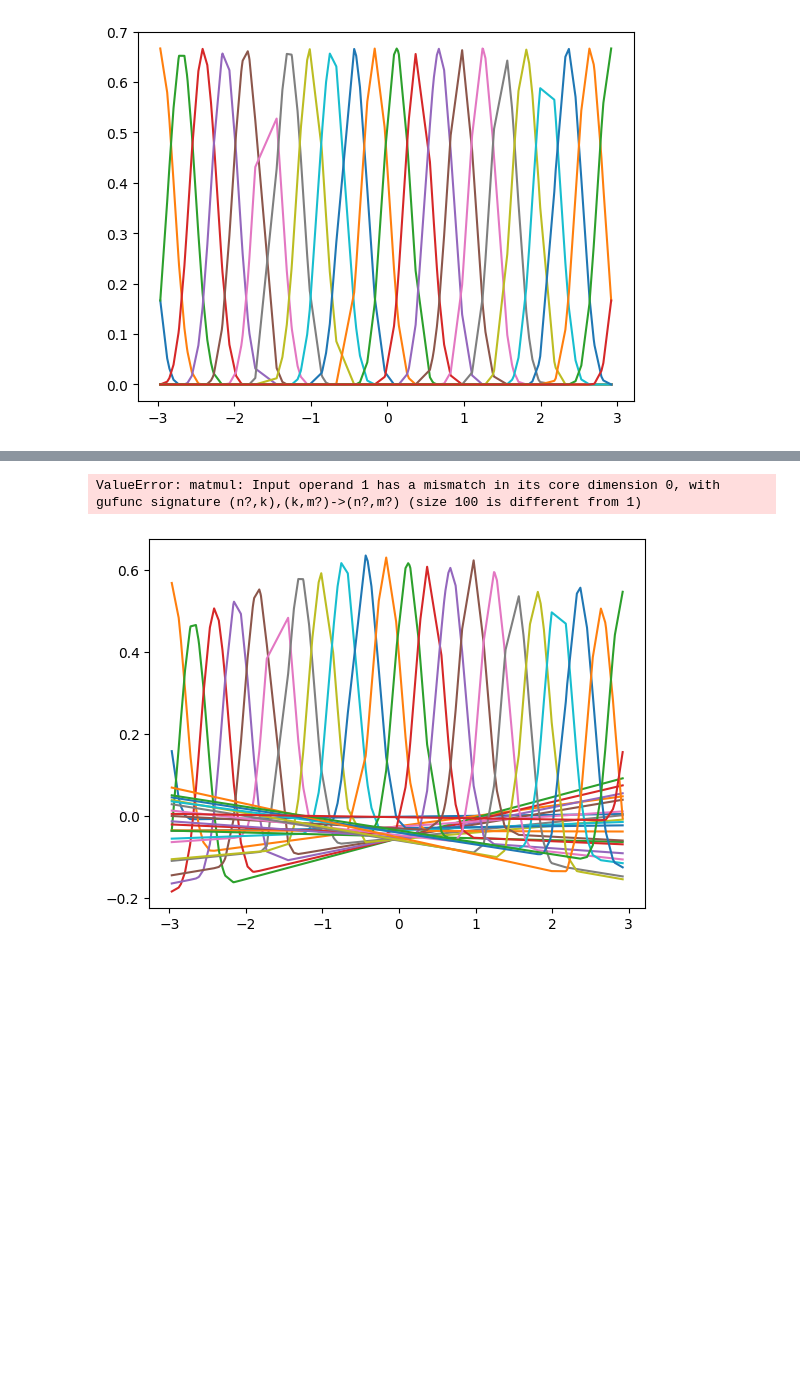
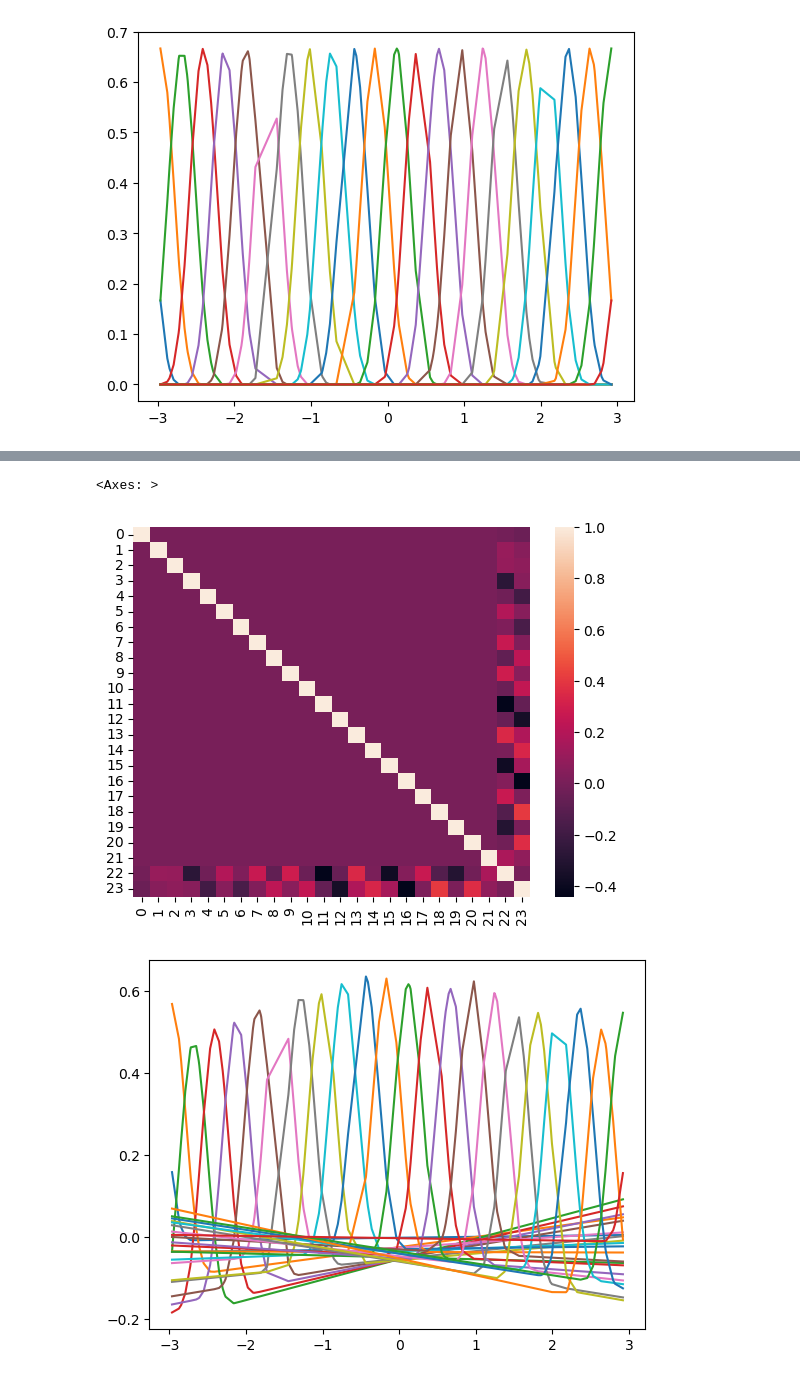
Before and after one commit to lr1021/p-splines, a Jupyter notebook: stratified_shuffle.ipynb, the cells around one changed output, grey strips where cells are left out. Cells and saved outputs as stored; diff of their text form; code cells hidden in the pictures; blank space fills up the shorter version.

```diff
--- a/stratified_shuffle.ipynb
+++ b/stratified_shuffle.ipynb
@@ -29,0 +107,8 @@ plt.show()
+# %%
+Xs = np.hstack([Xp, X0_ortho])
+Xs = Xs/np.linalg.norm(Xs, axis=0)
+# %%
+heatmap(Xs.T@Xs)
+# %% [output]
+<Axes: >
+[figure, added]
@@ -33,13 +122,6 @@ c = c/np.linalg.norm(c)
 l = x_data.reshape(-1, 1)
 l = l - (c.T@l/(np.linalg.norm(c)**2))*c
 l = l/np.linalg.norm(l)
-# %%
-B0 = B[:, 0].copy()
-B0 = B0 - (c@B0/(np.linalg.norm(c)**2))*c
-plt.plot(x_data[x_order], B0[x_order])
-plt.show()
-# %% [output]
-ValueError: matmul: Input operand 1 has a mismatch in its core dimension 0, with gufunc signature (n?,k),(k,m?)->(n?,m?) (size 100 is different from 1)
 # %%
 C = B.copy()
 C = C - (c.T@C/(np.linalg.norm(c)**2))*c
```
Also changed, not shown: parts of 12 cells of this notebook, 16 other files.
